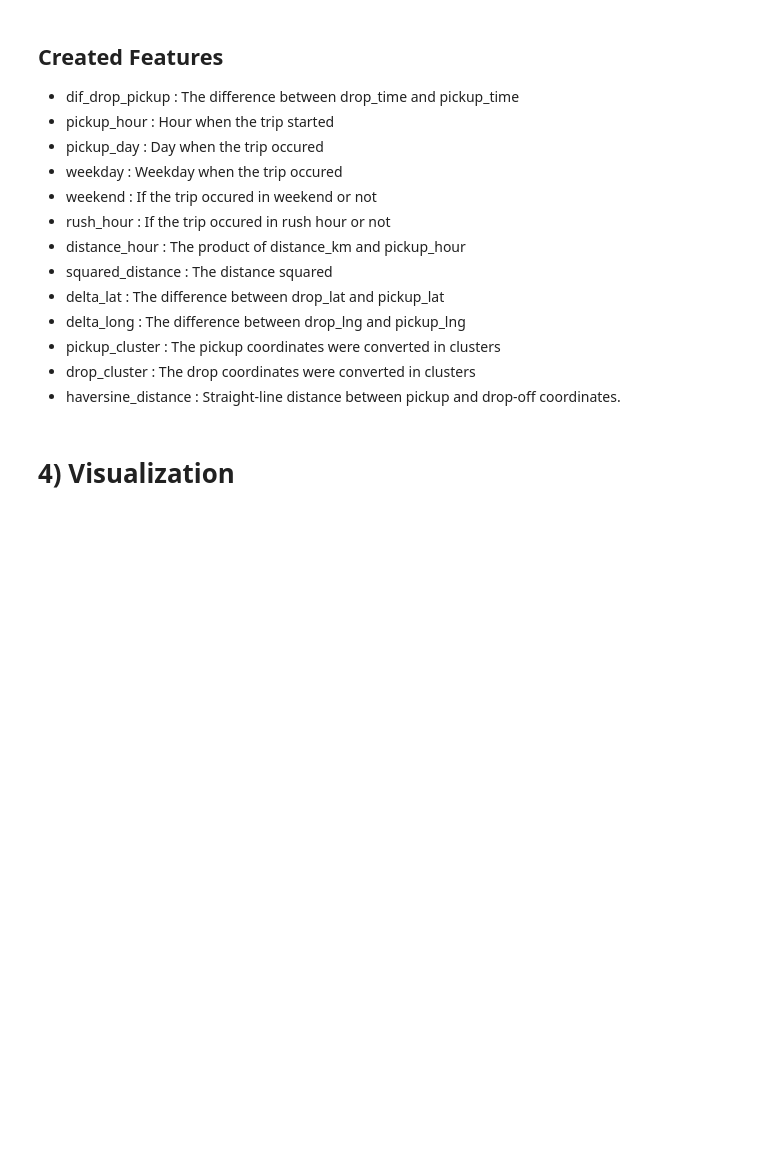
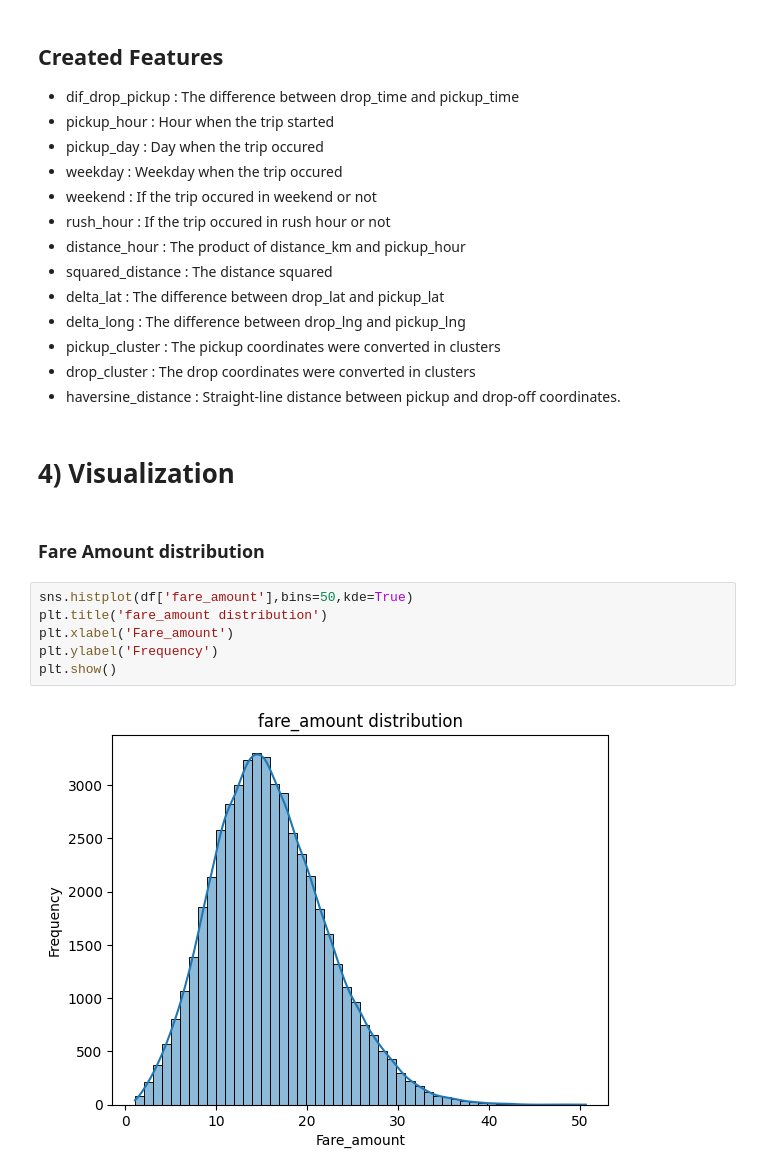
Before and after one commit to SJ-Santos/EndToEndMLProject, a Jupyter notebook: notebook/EDA.ipynb, the cells around one changed output. Saved outputs shown, nothing was run; the diff lists cells and outputs as text; blank space fills up the shorter version.

Commit message:
Visualization continued

```diff
--- a/notebook/EDA.ipynb
+++ b/notebook/EDA.ipynb
@@ -361,3 +370,13 @@ print(df)
 * haversine_distance : Straight-line distance between pickup and drop-off coordinates.
 # %% [markdown]
 # 4) Visualization
+# %% [markdown]
+### Fare Amount distribution
+# %%
+sns.histplot(df['fare_amount'],bins=50,kde=True)
+plt.title('fare_amount distribution')
+plt.xlabel('Fare_amount')
+plt.ylabel('Frequency')
+plt.show()
+# %% [output]
+[figure, added]
```
Also changed, not shown: parts of 4 cells of this notebook.
